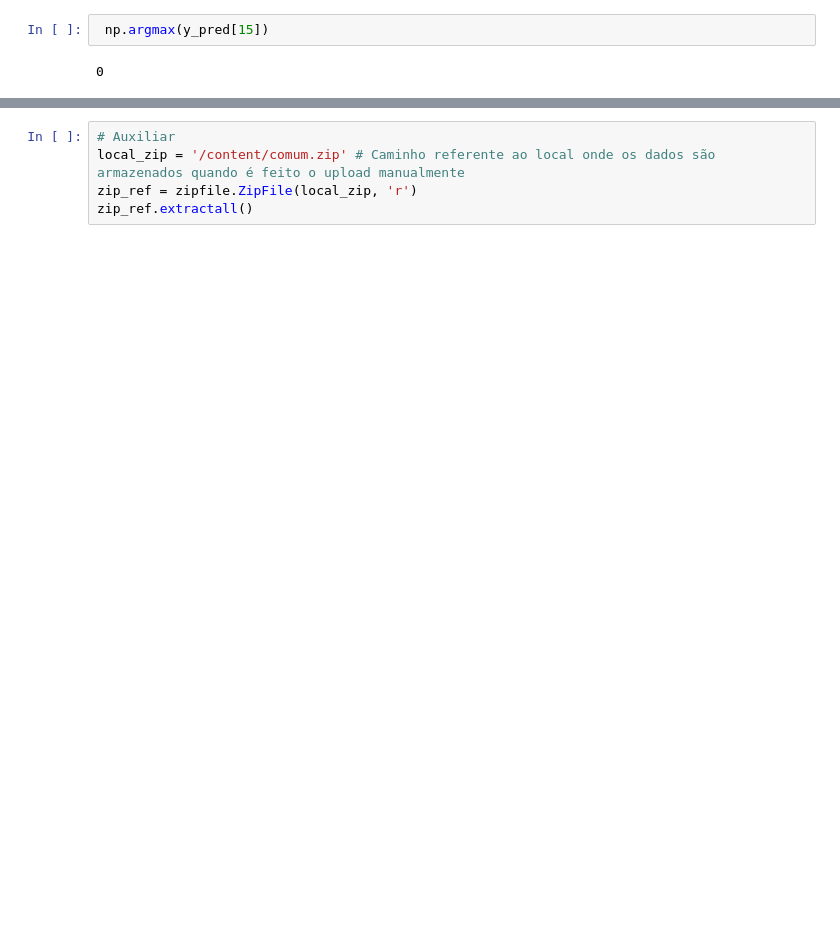
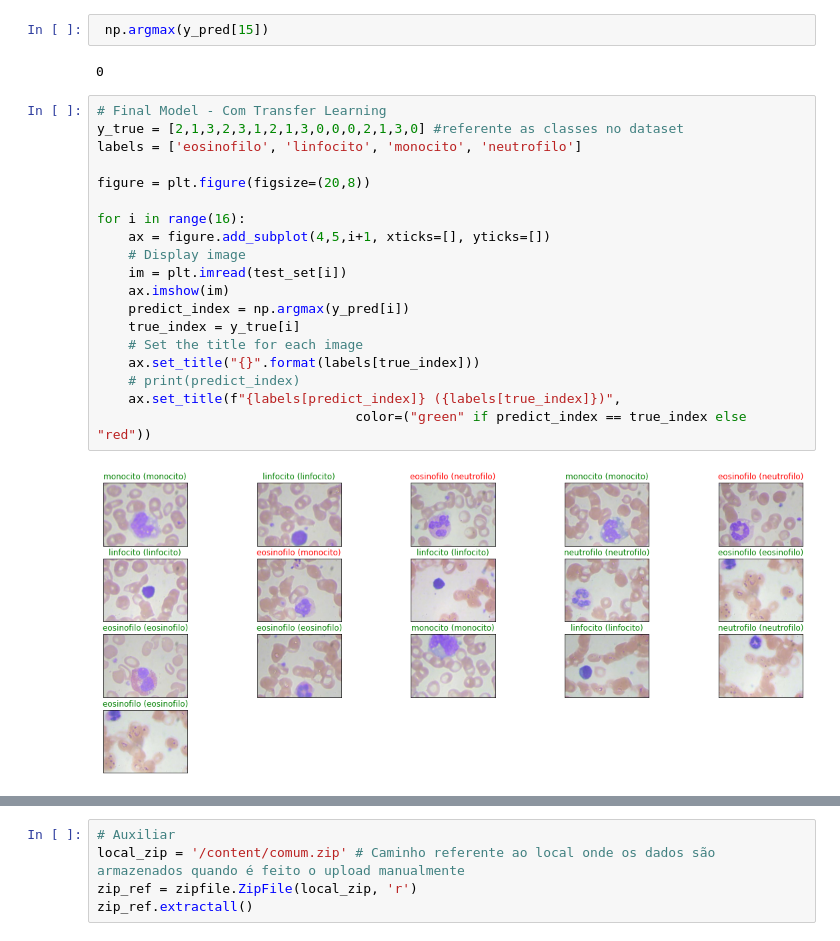
Before and after one commit to Marcos314/CNN_Leukocyte_Classification, a Jupyter notebook: notebooks/versao_blood/cnn_blood_v1.ipynb, the cells around one changed output, grey strips where cells are left out. Cells and saved outputs as stored; diff of their text form; blank space fills up the shorter version.

```diff
--- a/notebooks/versao_blood/cnn_blood_v1.ipynb
+++ b/notebooks/versao_blood/cnn_blood_v1.ipynb
@@ -291,3 +441,24 @@ array([0.5475406 , 0.44579253, 0.5043565 , 0.5208959 ], dtype=float32)
  np.argmax(y_pred[15])
 # %% [output]
 0
+# %%
+# Final Model - Com Transfer Learning
+y_true = [2,1,3,2,3,1,2,1,3,0,0,0,2,1,3,0] #referente as classes no dataset
+labels = ['eosinofilo', 'linfocito', 'monocito', 'neutrofilo']
+
+figure = plt.figure(figsize=(20,8))
+
+for i in range(16):
+    ax = figure.add_subplot(4,5,i+1, xticks=[], yticks=[])
+    # Display image
+    im = plt.imread(test_set[i])
+    ax.imshow(im)
+    predict_index = np.argmax(y_pred[i])
+    true_index = y_true[i]
+    # Set the title for each image
+    ax.set_title("{}".format(labels[true_index]))
+    # print(predict_index)
+    ax.set_title(f"{labels[predict_index]} ({labels[true_index]})",
+                                 color=("green" if predict_index == true_index else "red"))
+# %% [output]
+[figure, added]
```
Also changed, not shown: parts of 26 cells of this notebook.
